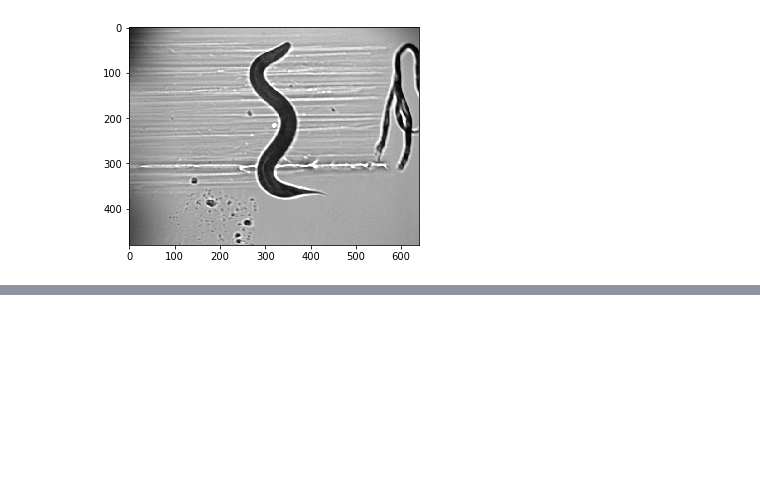
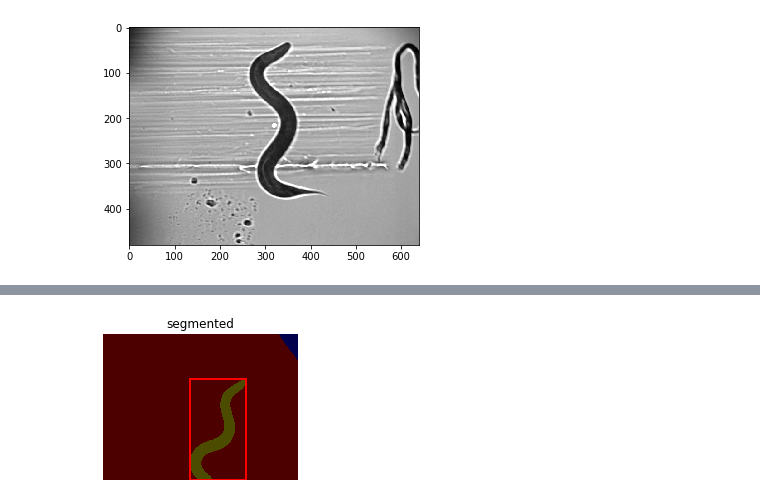
Before and after one commit to rokkish/worm2vec, a Jupyter notebook: notebooks/visualize_train_images.ipynb, the cells around one changed output, grey strips where cells are left out. Drawn from its saved outputs; the diff is of its cells as text; code cells hidden in the pictures; blank space fills up the shorter version.

```diff
--- a/notebooks/visualize_train_images.ipynb
+++ b/notebooks/visualize_train_images.ipynb
@@ -225,6 +235,7 @@ from skimage import data
 img_shapex = []
 img_shapey = []
 for i, img_path in enumerate(img_ls):
+    break
     if i < 10:
         img = data.imread(img_path)
         img_sob, img_gray, img_bin, dilated = img_preprocessing(img)
@@ -389,0 +271,86 @@ img_ls[0]
+# %%
+def get_largest_region(regions):
+    tmp_area = 0
+    for region in regions:
+        tmp_area = max(region.area, tmp_area)
+    for region in regions:
+        if tmp_area == region.area:
+            return region
+
+def check_whether_on_edge(img, labeled_img, region):
+    minr, minc, maxr, maxc = region.bbox
+
+    # region.bbox is around edges.
+    if minr < 10 or minc < 10 or maxr > img.shape[0] - 10 or maxc > img.shape[1] - 10:
+        labeled_img = np.where(labeled_img > 0 , 0, labeled_img)
+
+    return labeled_img
+
+def delete_obect_in_largest_region(img, largest_region, regions):
+
+    for region in regions:
+
+        if region != largest_region:
+
+            lminr, lminc, lmaxr, lmaxc = largest_region.bbox
+            minr, minc, maxr, maxc = region.bbox
+
+            if minr > lminr and minc > lminc and maxr < lmaxr and maxc < lmaxc:
+                labeled_img = img[minr:maxr, minc:maxc]
+                img[minr:maxr, minc:maxc] = np.where(labeled_img > 0 , 0, labeled_img)
+
+    return img
+
+for img_path in sample_img_path:
+    img = data.imread(img_path)
+    img_sob, img_gray, img_bin, dilated = img_preprocessing(img)
+
+    # label image regions
+    label_image = label(dilated)
+    image_label_overlay = label2rgb(label_image, image=dilated)
+
+    fig, ax = plt.subplots(figsize=(3, 3))
+    ax.imshow(image_label_overlay)
+
+    # take regions with largest enough areas
+    regions = regionprops(label_image, coordinates='xy')
+    region = get_largest_region(regions)
+
+    # draw rectangle around segmented coins
+    print(region.centroid)
+    minr, minc, maxr, maxc = region.bbox
+    rect = mpatches.Rectangle((minc, minr), maxc - minc, maxr - minr,
+                            fill=False, edgecolor='red', linewidth=2)
+    ax.add_patch(rect)
+
+    ax.set_axis_off()
+    plt.tight_layout()
+    plt.title("segmented")
+    plt.show()
+
+    replaced_img = delete_obect_in_largest_region(dilated, region, regions)
+    plt.imshow(replaced_img)
+    plt.axis("off")
+    plt.title("objects deleted")
+    plt.show()
+
+    labeled_img = replaced_img[minr:maxr,minc:maxc]
+    plt.imshow(labeled_img)
+    plt.axis("off")
+    plt.title("labelled celegans")
+    plt.show()
+
+    edge_img = check_whether_on_edge(img, labeled_img, region)
+    plt.imshow(edge_img)
+    plt.axis("off")
+    plt.title("check whether on edge")
+    plt.show()
+
+
+"""    print("sum:", sum(sum(labeled_img)))
+    print("min, max:", dilated.shape, minr, minc, maxr, maxc)
+    print("minc, maxc:", 0, minc, maxc, dilated.shape[1])
+    print("minr, maxr:", 0, minr, maxr, dilated.shape[0])
+    print("replaced:", sum(sum(np.where(labeled_img > 0, 0, labeled_img))))
+"""
+# %% [output]
@@ -389,0 +358 @@ img_ls[0]
+[figure, added]
```
Also changed, not shown: parts of 11 cells of this notebook.
